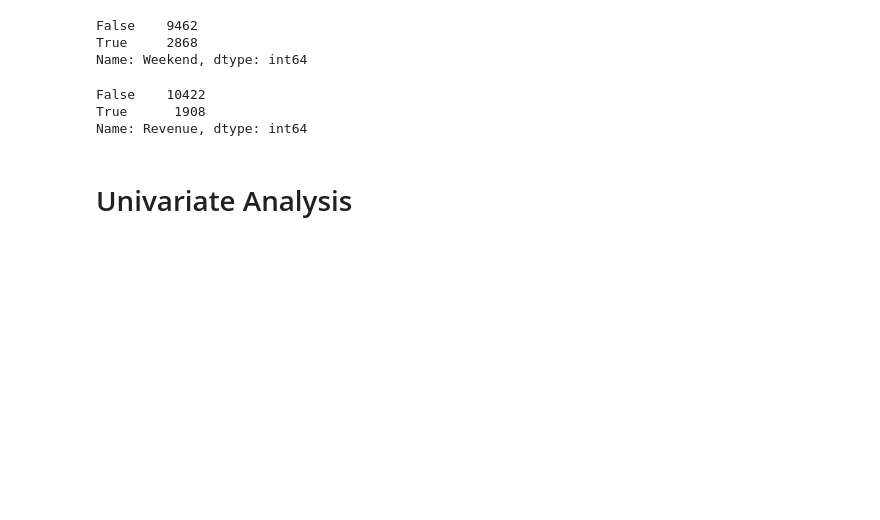
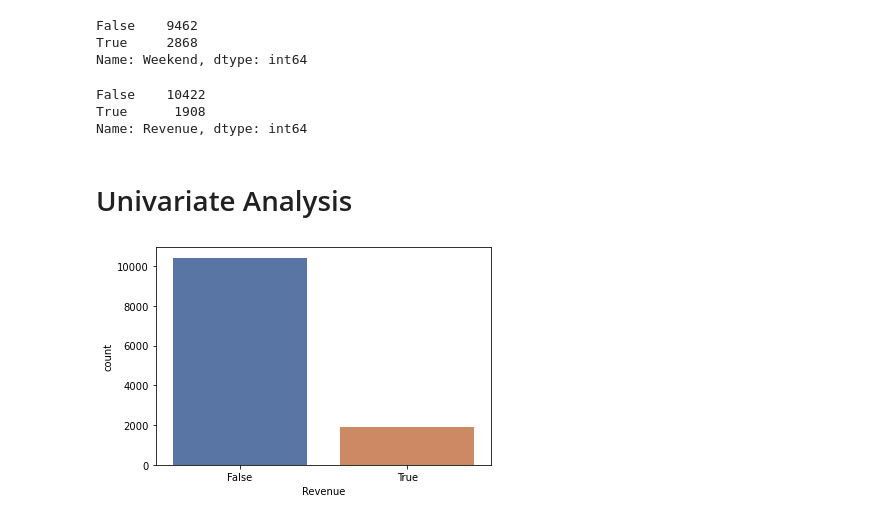
Before and after one commit to navchandru/Academic-Projects, a Jupyter notebook: Online Shoppers intention/OSI.ipynb, the cells around one changed output. Drawn from its saved outputs; the diff is of its cells as text; code cells hidden in the pictures; blank space fills up the shorter version.

```diff
--- a/Online Shoppers intention/OSI.ipynb
+++ b/Online Shoppers intention/OSI.ipynb
@@ -246,3 +246,9 @@ True      1908
 Name: Revenue, dtype: int64
 # %% [markdown]
 #  Univariate Analysis
+# %%
+#Using countplot we can see the count of each value in bar graph
+sns.countplot(osi.Revenue, palette = 'deep')
+plt.show()
+# %% [output]
+[figure, added]
```
Also changed, not shown: parts of 6 cells of this notebook.
